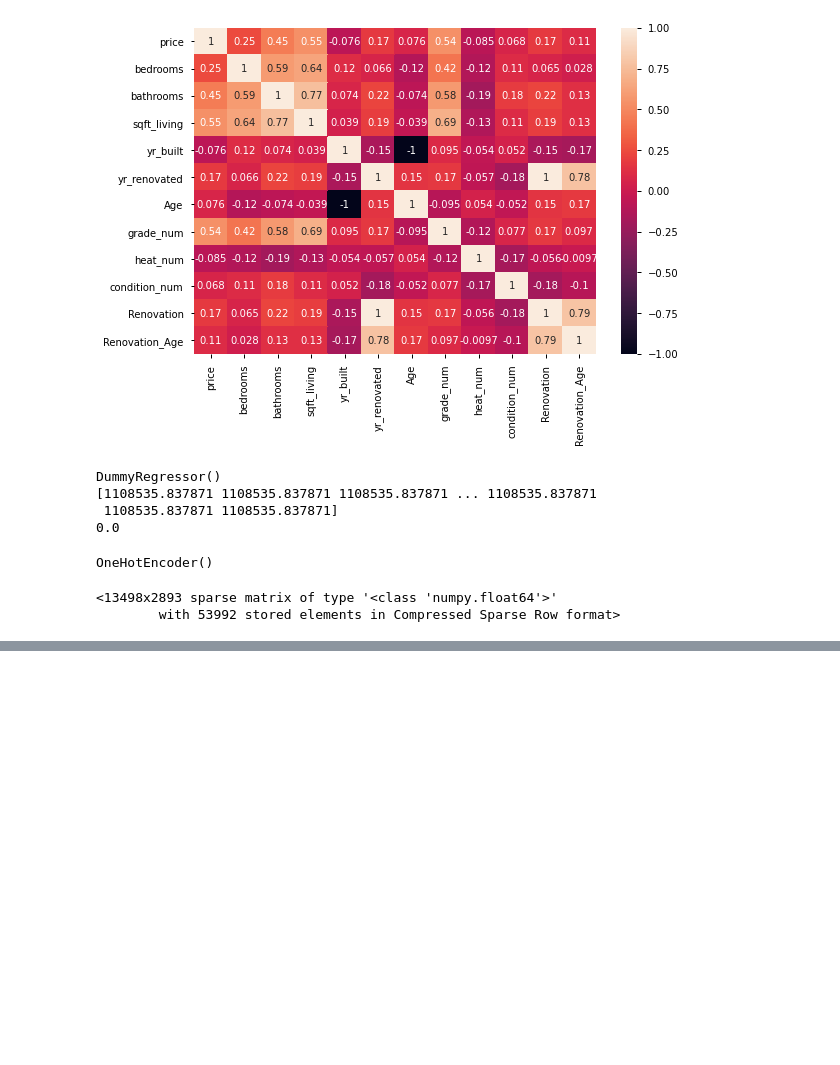
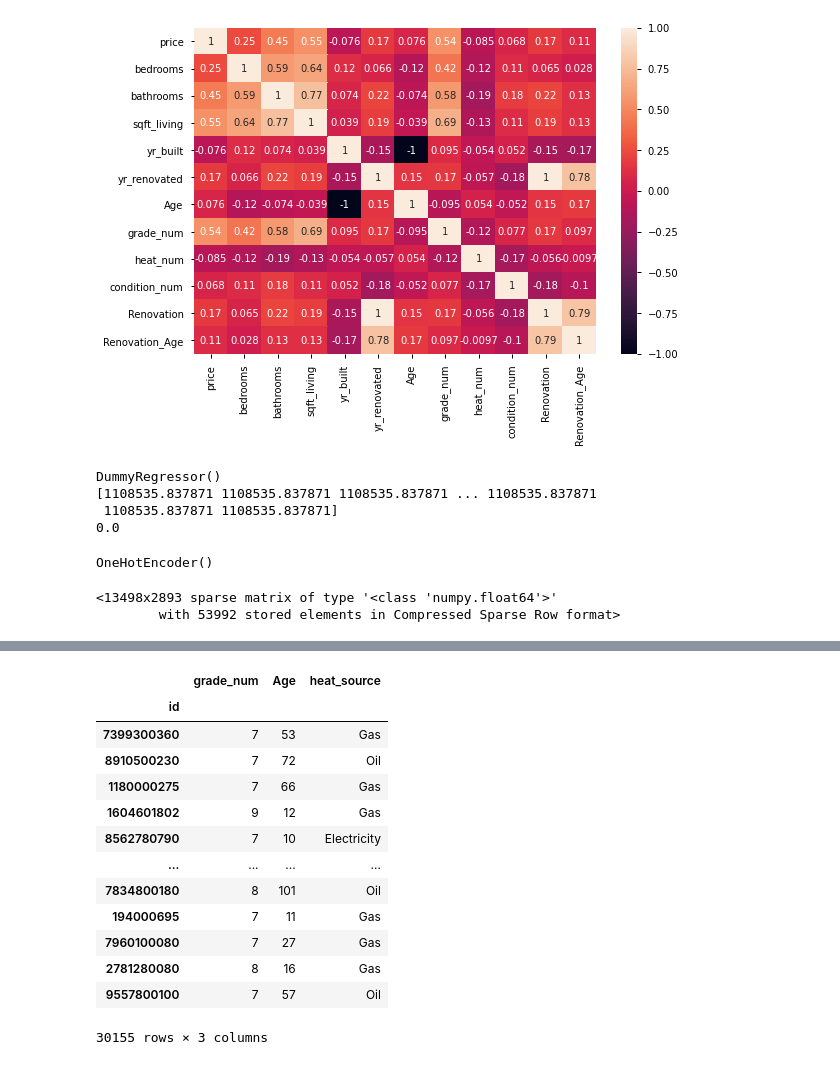
Before and after one commit to hall-nicholas/flatiron-ds-project-2, a Jupyter notebook: code/Dan_exploratory2.ipynb, the cells around one changed output, grey strips where cells are left out. Drawn from its saved outputs; the diff is of its cells as text; code cells hidden in the pictures; blank space fills up the shorter version.

```diff
--- a/code/Dan_exploratory2.ipynb
+++ b/code/Dan_exploratory2.ipynb
@@ -420,0 +418,19 @@ print(er2_mean_er2)
+# %%
+y1 = df['price']
+x1 = df[['grade_num', 'Age', 'heat_source']]
+x1
+# %% [output]
+|  | grade_num | Age | heat_source |
+| id |  |  |  |
+| 7399300360 | 7 | 53 | Gas |
+| 8910500230 | 7 | 72 | Oil |
+| 1180000275 | 7 | 66 | Gas |
+| 1604601802 | 9 | 12 | Gas |
+| 8562780790 | 7 | 10 | Electricity |
+| ... | ... | ... | ... |
+| 7834800180 | 8 | 101 | Oil |
+| 194000695 | 7 | 11 | Gas |
+| 7960100080 | 7 | 27 | Gas |
+| 2781280080 | 8 | 16 | Gas |
+| 9557800100 | 7 | 57 | Oil |
+30155 rows × 3 columns
```
Also changed, not shown: parts of 11 cells of this notebook, 1 other file.
